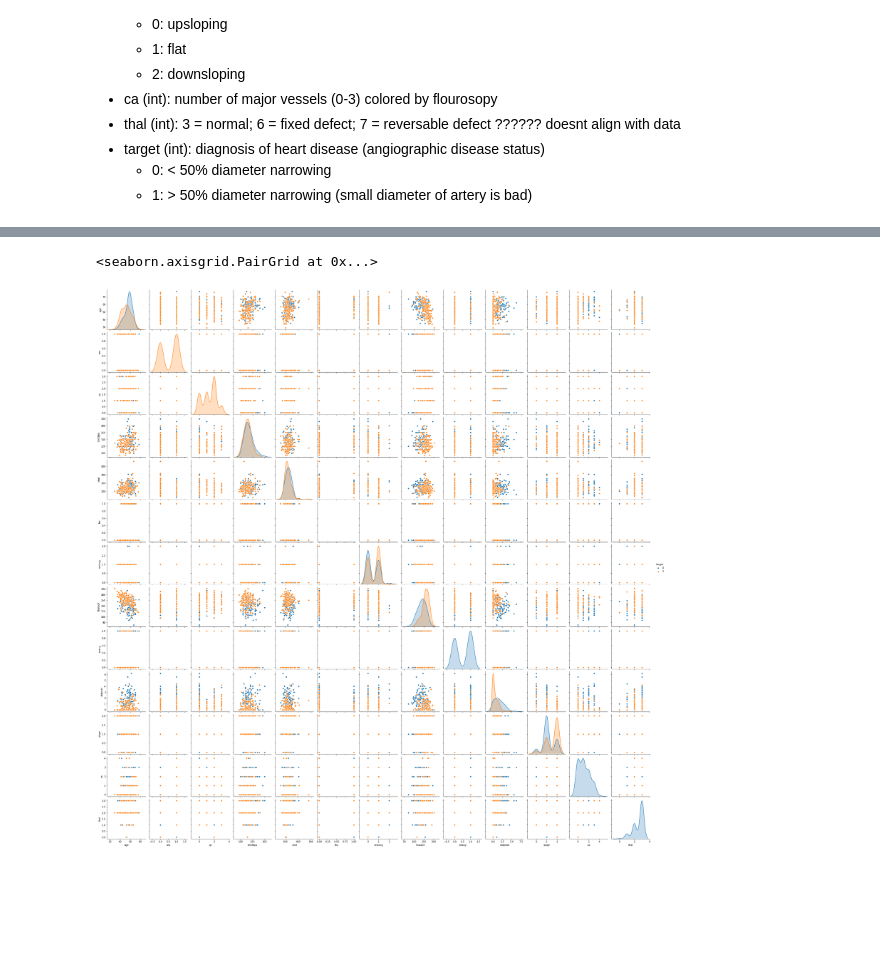
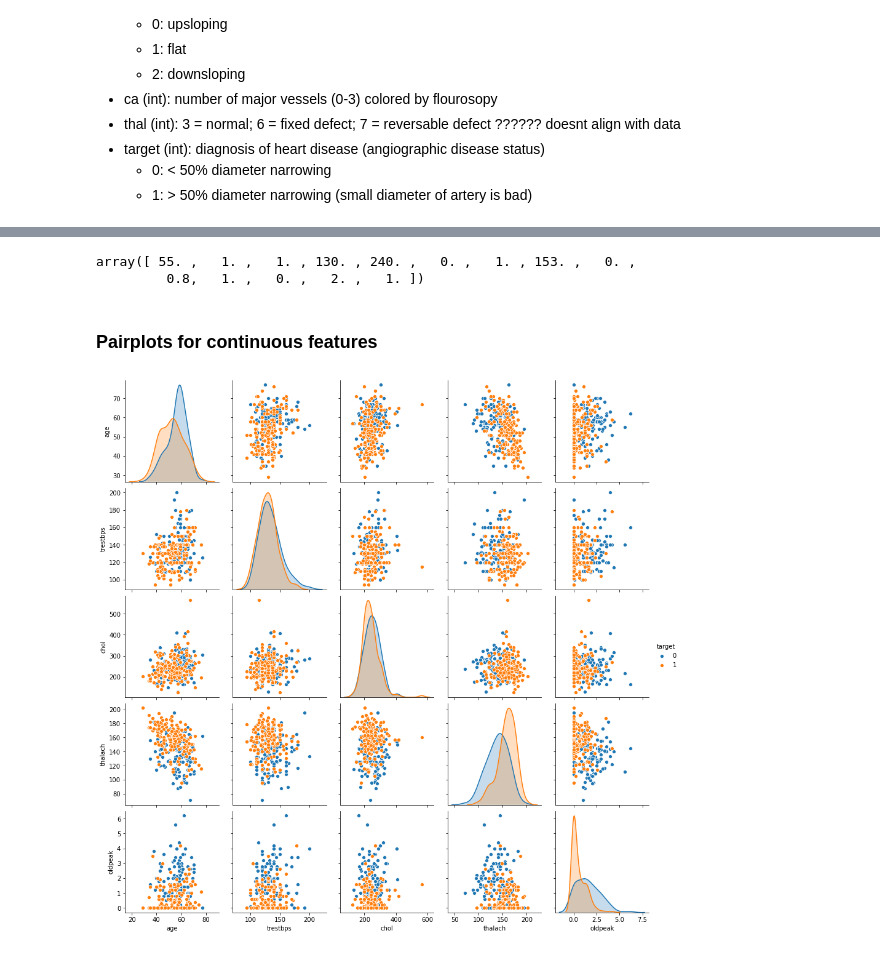
Before and after one commit to NYU-MSDS-Projects/heartdisease-1017, a Jupyter notebook: original_code/JE_FinalProj_SeparateEDA.ipynb, the cells around one changed output, grey strips where cells are left out. Drawn from its saved outputs; the diff is of its cells as text; code cells hidden in the pictures; blank space fills up the shorter version.

```diff
--- a/original_code/JE_FinalProj_SeparateEDA.ipynb
+++ b/original_code/JE_FinalProj_SeparateEDA.ipynb
@@ -58,6 +58,18 @@ helper_functions.getDfSummary(df)
+# %%
+#split out columns by continuous features, discrete features and the target
+cont_feats = ['age', 'trestbps', 'chol', 'thalach', 'oldpeak']
+discrete_feats = ['sex', 'cp', 'fbs', 'restecg', 'exang', 'slope', 'ca', 'thal']
+target = ['target']
+# %%
+np.median(df, axis=0)
+# %% [output]
+array([ 55. ,   1. ,   1. , 130. , 240. ,   0. ,   1. , 153. ,   0. ,
+         0.8,   1. ,   0. ,   2. ,   1. ])
+# %% [markdown]
+### Pairplots for continuous features
 # %%
-#correlation matrices with target overlay
-sns.pairplot(df, hue='target')
+#do pairplots only on continuous features - with target overlay
+sns.pairplot(df[cont_feats+target], hue='target')
+plt.show()
 # %% [output]
-<seaborn.axisgrid.PairGrid at 0x...>
-[figure, old version]
+[figure, new version]
```
Also changed, not shown: parts of 5 cells of this notebook, 1 other file.
